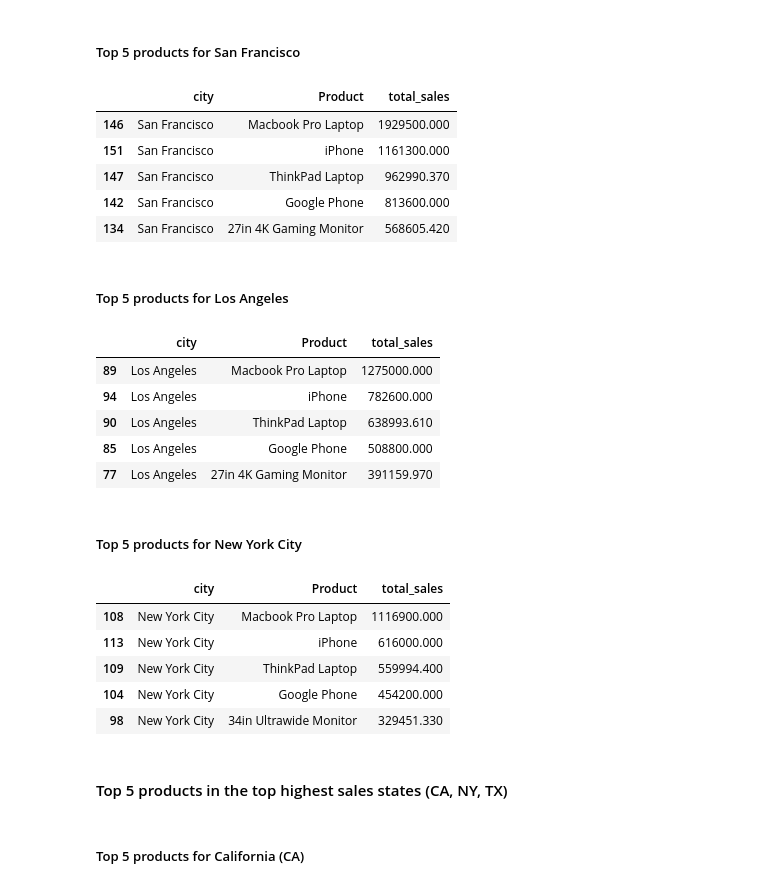
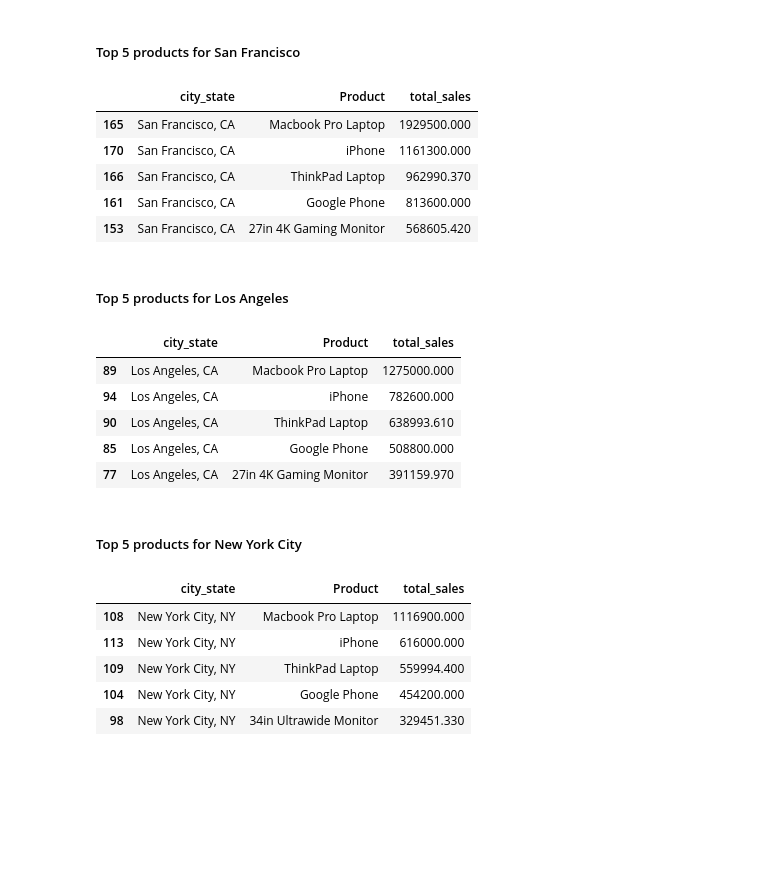
Before and after one commit to ndnyp/Product-Sales-Analysis, a Jupyter notebook: product_sales_analysis_notebook.ipynb, the cells around one changed output. Cells and saved outputs as stored; diff of their text form; code cells hidden in the pictures; blank space fills up the shorter version.

```diff
--- a/product_sales_analysis_notebook.ipynb
+++ b/product_sales_analysis_notebook.ipynb
@@ -171,6 +181,9 @@ def get_state(address):
 # Add city and state columns
 df['city'] = df['Purchase Address'].apply(lambda x: get_city(x))
 df['state'] = df['Purchase Address'].apply(lambda x: get_state(x))
+
+# Concat city and state columns
+df['city_state'] = df['city'] + ", " + df['state']
 # %% [markdown]
 ## Data Exploration
 ### Descriptive Statistics
@@ -253,12 +318,12 @@ Text(-0.3, 2871405.6375000007, 'mean = 2,871,406')
 # Create subset of dataset without 2020-01 data
 df_sub = df[df['year_month'] != '2020-01']
 # %%
-# Calculate total number of orders and sales by city
-city_data = df_sub.groupby(by=['city'], as_index=False).agg(
+# Calculate total number of orders and sales by city and states
+area_data = df_sub.groupby(by=['city_state'], as_index=False).agg(
     total_order = ('Order ID', pd.Series.nunique),
     total_sales = ('sales', sum),
 
 )
 
-city_data.sort_values('total_order', ascending=False).head()
+area_data.sort_values('total_order', ascending=False).head(10)
 # %% [output]
@@ -344,10 +419,11 @@ product_data.sort_values('total_sales', ascending=False).head()
 # %% [markdown]
 #### Top 5 products in the top highest sales cities (SF, LA, NYC)
+# %%
+# Define top three cities with highest sales
+top_cities = area_data.sort_values('total_sales', ascending=False)['city_state'].head(3).to_list()
 # %%
-# Define top three cities
-top_cities = [' San Francisco', ' Los Angeles', ' New York City']
-
-product_city = df_sub.groupby(by=['city', 'Product'], as_index=False).agg(
+# Determine top products by sales number in each city
+product_city = df_sub.groupby(by=['city_state', 'Product'], as_index=False).agg(
     total_sales = ('sales', sum)
 )
 
@@ -355,35 +431,33 @@ product_city = product_city.sort_values(['total_sales'], ascending=False)
 # %% [markdown]
 ##### Top 5 products for San Francisco
 # %%
-product_city[product_city['city'] == top_cities[0]].head(5)
+product_city[product_city['city_state'] == top_cities[0]].head(5)
 # %% [output]
-|  | city | Product | total_sales |
-| 146 | San Francisco | Macbook Pro Laptop | 1929500.000 |
-| 151 | San Francisco | iPhone | 1161300.000 |
-| 147 | San Francisco | ThinkPad Laptop | 962990.370 |
-| 142 | San Francisco | Google Phone | 813600.000 |
-| 134 | San Francisco | 27in 4K Gaming Monitor | 568605.420 |
+|  | city_state | Product | total_sales |
+| 165 | San Francisco, CA | Macbook Pro Laptop | 1929500.000 |
+| 170 | San Francisco, CA | iPhone | 1161300.000 |
+| 166 | San Francisco, CA | ThinkPad Laptop | 962990.370 |
+| 161 | San Francisco, CA | Google Phone | 813600.000 |
+| 153 | San Francisco, CA | 27in 4K Gaming Monitor | 568605.420 |
 # %% [markdown]
 ##### Top 5 products for Los Angeles
 # %%
-product_city[product_city['city'] == top_cities[1]].head(5)
+product_city[product_city['city_state'] == top_cities[1]].head(5)
 # %% [output]
-|  | city | Product | total_sales |
-| 89 | Los Angeles | Macbook Pro Laptop | 1275000.000 |
-| 94 | Los Angeles | iPhone | 782600.000 |
-| 90 | Los Angeles | ThinkPad Laptop | 638993.610 |
-| 85 | Los Angeles | Google Phone | 508800.000 |
-| 77 | Los Angeles | 27in 4K Gaming Monitor | 391159.970 |
+|  | city_state | Product | total_sales |
+| 89 | Los Angeles, CA | Macbook Pro Laptop | 1275000.000 |
+| 94 | Los Angeles, CA | iPhone | 782600.000 |
+| 90 | Los Angeles, CA | ThinkPad Laptop | 638993.610 |
+| 85 | Los Angeles, CA | Google Phone | 508800.000 |
+| 77 | Los Angeles, CA | 27in 4K Gaming Monitor | 391159.970 |
 # %% [markdown]
 ##### Top 5 products for New York City
 # %%
-product_city[product_city['city'] == top_cities[2]].head(5)
+product_city[product_city['city_state'] == top_cities[2]].head(5)
 # %% [output]
-|  | city | Product | total_sales |
-| 108 | New York City | Macbook Pro Laptop | 1116900.000 |
-| 113 | New York City | iPhone | 616000.000 |
-| 109 | New York City | ThinkPad Laptop | 559994.400 |
-| 104 | New York City | Google Phone | 454200.000 |
-| 98 | New York City | 34in Ultrawide Monitor | 329451.330 |
+|  | city_state | Product | total_sales |
+| 108 | New York City, NY | Macbook Pro Laptop | 1116900.000 |
+| 113 | New York City, NY | iPhone | 616000.000 |
+| 109 | New York City, NY | ThinkPad Laptop | 559994.400 |
+| 104 | New York City, NY | Google Phone | 454200.000 |
+| 98 | New York City, NY | 34in Ultrawide Monitor | 329451.330 |
-# %% [markdown]
-#### Top 5 products in the top highest sales states (CA, NY, TX)
@@ -399,2 +463,0 @@ product_state = product_state.sort_values(['total_sales'], ascending=False)
-# %% [markdown]
-##### Top 5 products for California (CA)
```
Also changed, not shown: parts of 23 cells of this notebook.
